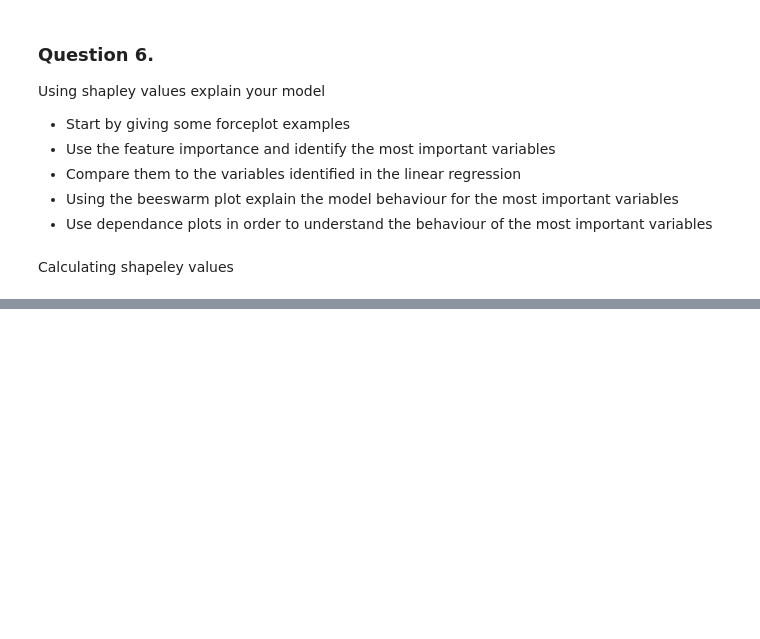
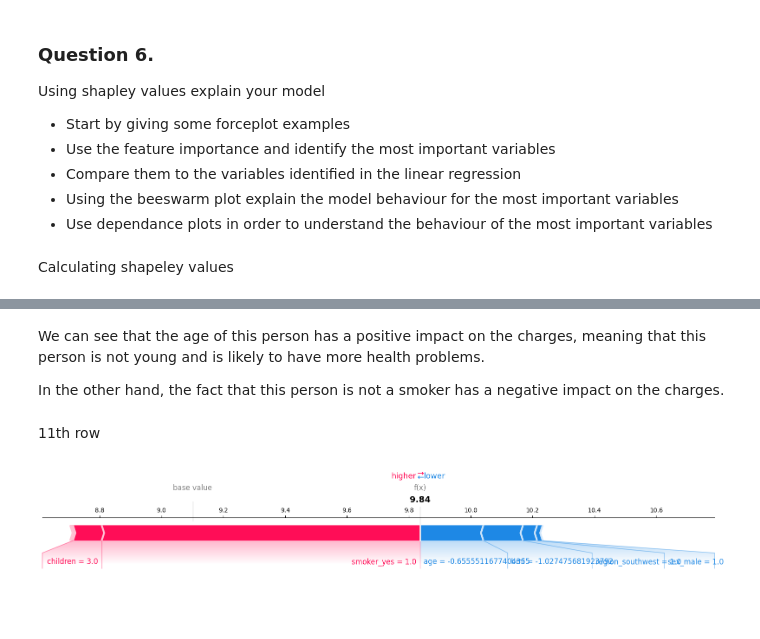
Before and after one commit to louiscockenpot/projet-explainability, a Jupyter notebook: project.ipynb, the cells around one changed output, grey strips where cells are left out. Cells and saved outputs as stored; diff of their text form; code cells hidden in the pictures; blank space fills up the shorter version.

```diff
--- a/project.ipynb
+++ b/project.ipynb
@@ -362,0 +369,10 @@ Summary plot
+# %% [markdown]
+We can see that the age of this person has a positive impact on the charges, meaning that this person is not young and is likely to have more health problems.
+
+In the other hand, the fact that this person is not a smoker has a negative impact on the charges.
+# %% [markdown]
+11th row
+# %%
+shap.plots.force(explainer.expected_value, shap_values[10], X_test.iloc[10], matplotlib = True)
+# %% [output]
+[figure, added]
```
Also changed, not shown: parts of 20 cells of this notebook.
